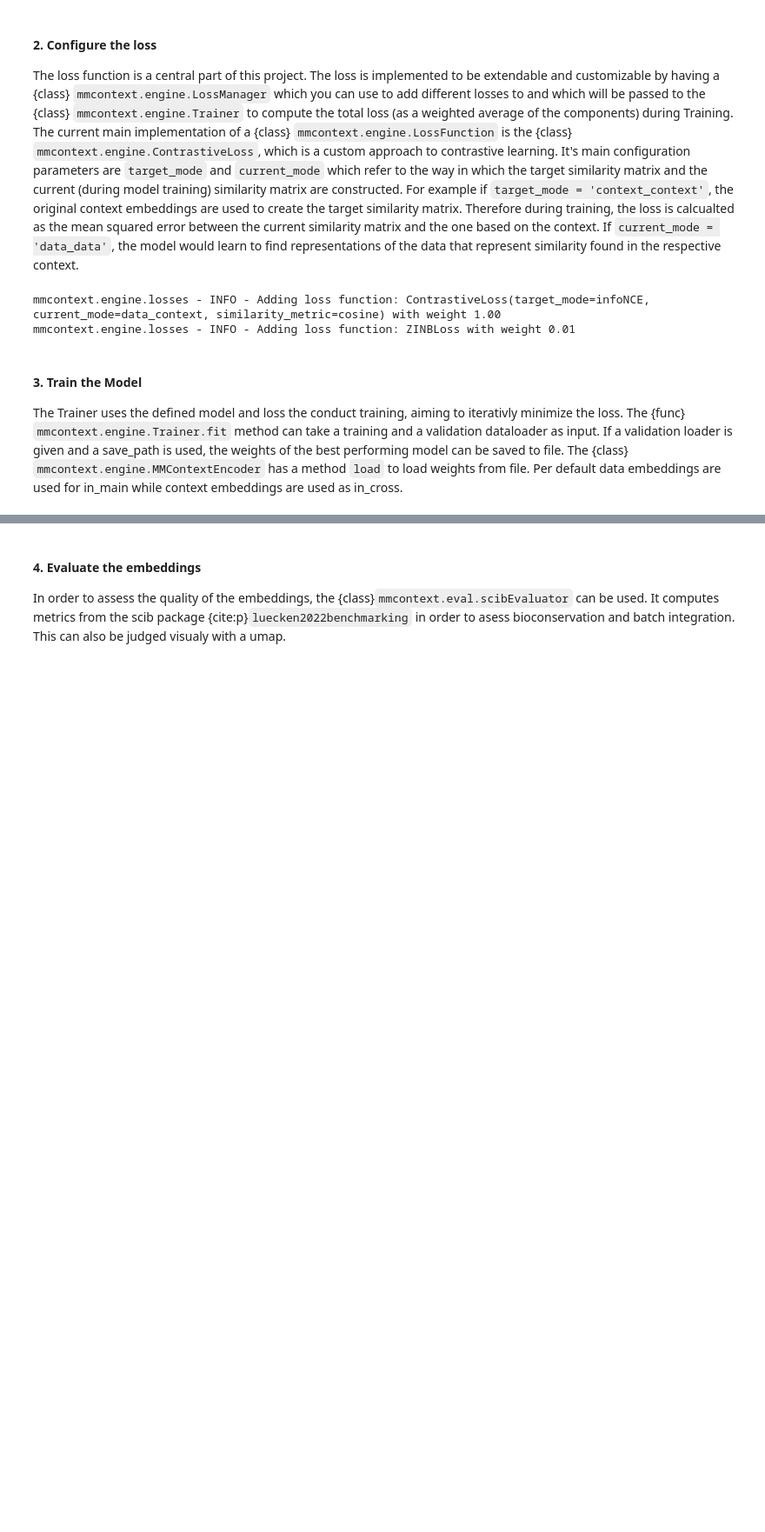
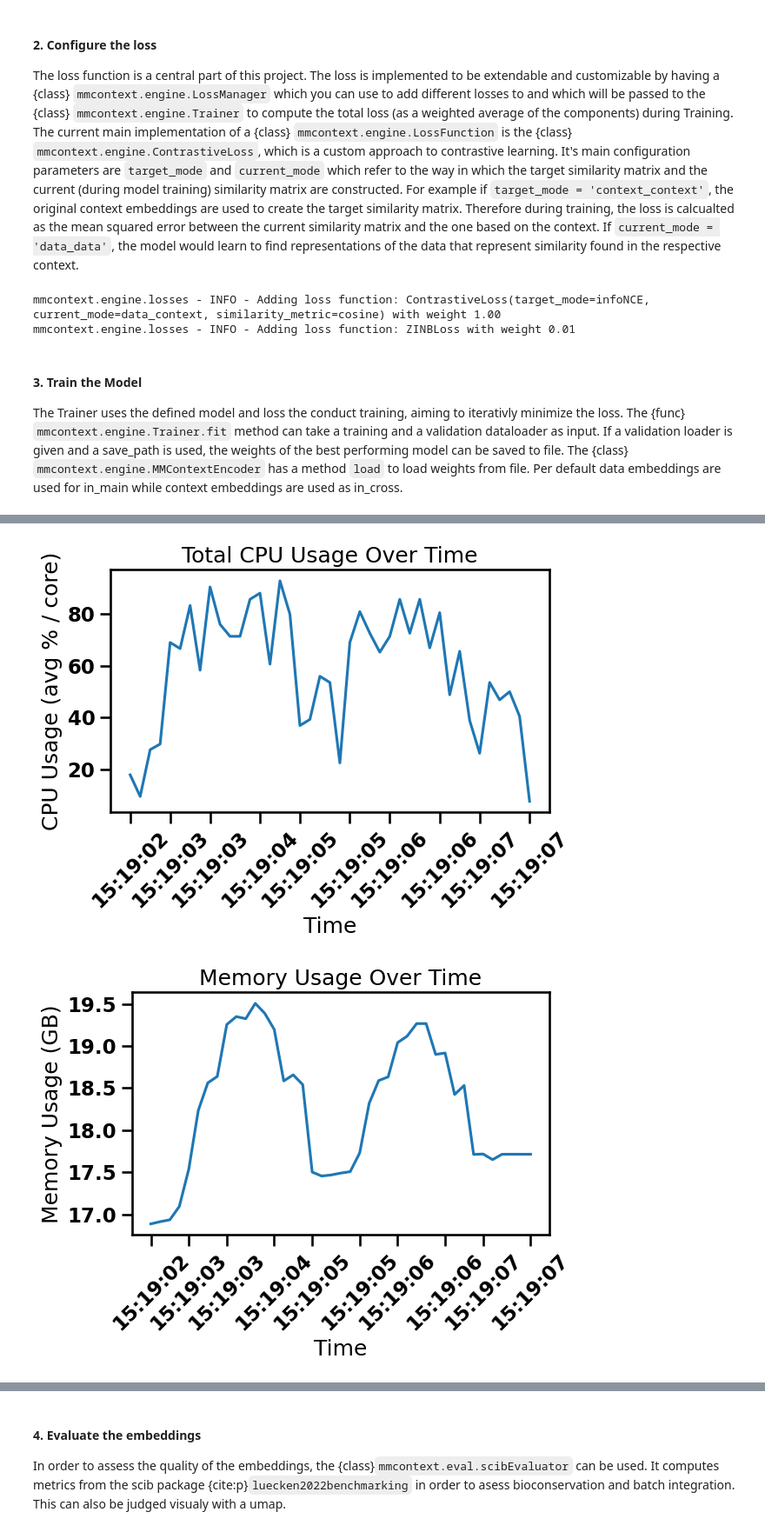
Before and after one commit to mengerj/mmcontext, a Jupyter notebook: docs/notebooks/example.ipynb, the cells around one changed output, grey strips where cells are left out. Shown at 87% size. Saved outputs shown, nothing was run; the diff lists cells and outputs as text; code cells hidden in the pictures; blank space fills up the shorter version.

```diff
--- a/docs/notebooks/example.ipynb
+++ b/docs/notebooks/example.ipynb
@@ -324,0 +309,9 @@ mmcontext.engine.trainer - INFO - Validation loss has not improved for 10 epochs
+# %%
+from mmcontext.eval.system_usage import SystemMonitor
+
+monitor = SystemMonitor(interval=0.1)
+monitor.start()
+
+res = trainer.fit(train_loader, val_loader, epochs=1, save=True)
+
+monitor.stop()
@@ -324,0 +343,5 @@ mmcontext.engine.trainer - INFO - Validation loss has not improved for 10 epochs
+# %%
+monitor.plot_metrics()
+# %% [output]
+[figure, added]
+[figure, added]
```
Also changed, not shown: parts of 21 cells of this notebook, 5 other files.
